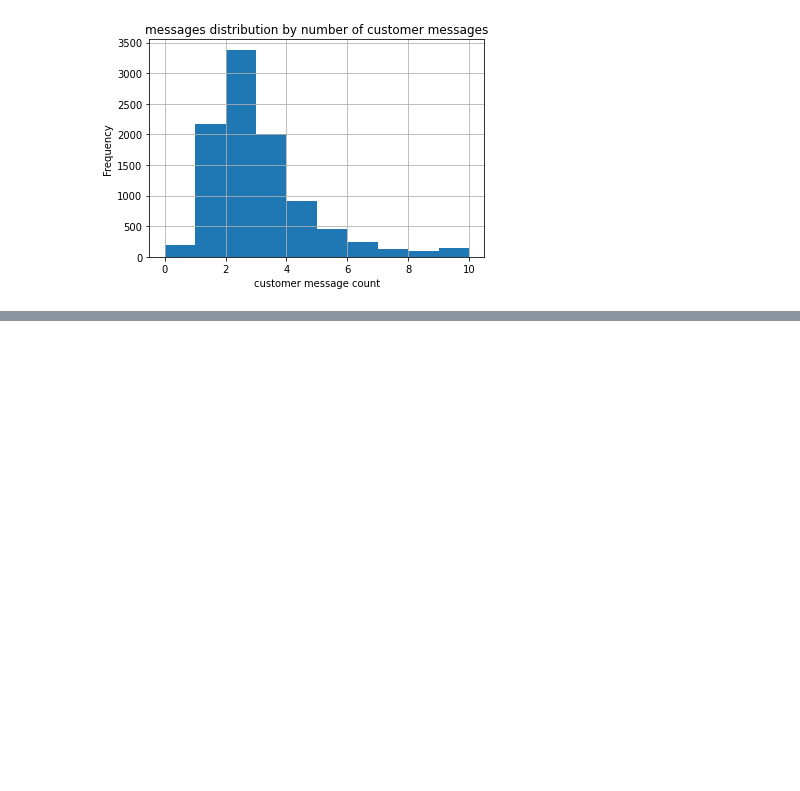
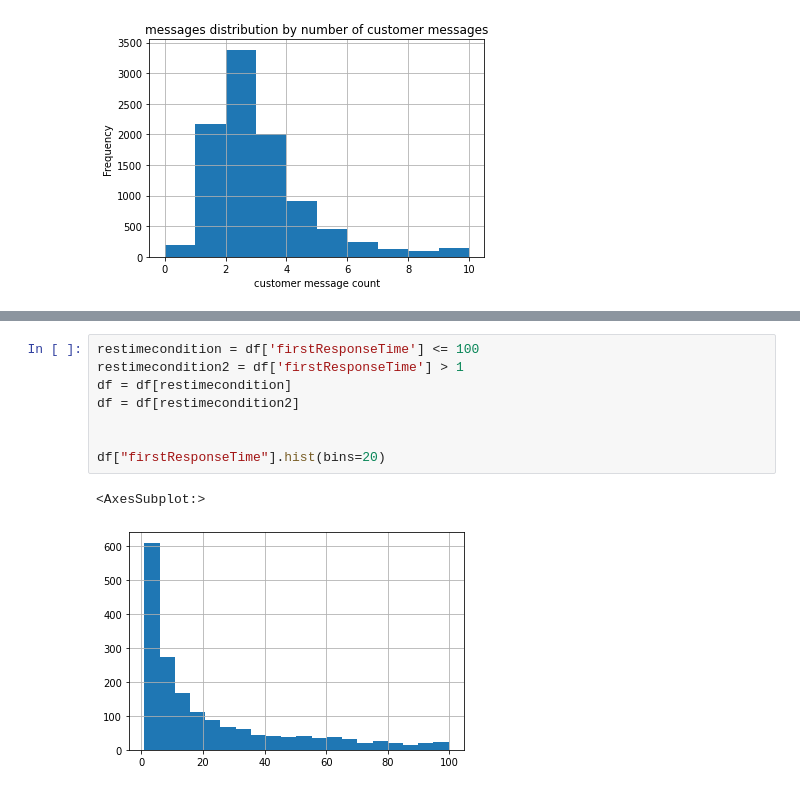
Before and after one commit to 4rdii/instagram-message-analysis, a Jupyter notebook: main.ipynb, the cells around one changed output, grey strips where cells are left out. Cells and saved outputs as stored; diff of their text form; blank space fills up the shorter version.

```diff
--- a/main.ipynb
+++ b/main.ipynb
@@ -216,0 +283,11 @@ plt.show()
+# %%
+restimecondition = df['firstResponseTime'] <= 100
+restimecondition2 = df['firstResponseTime'] > 1
+df = df[restimecondition]
+df = df[restimecondition2]
+
+
+df["firstResponseTime"].hist(bins=20)
+# %% [output]
+<AxesSubplot:>
+[figure, added]
```
Also changed, not shown: parts of 10 cells of this notebook, 1 other file.
